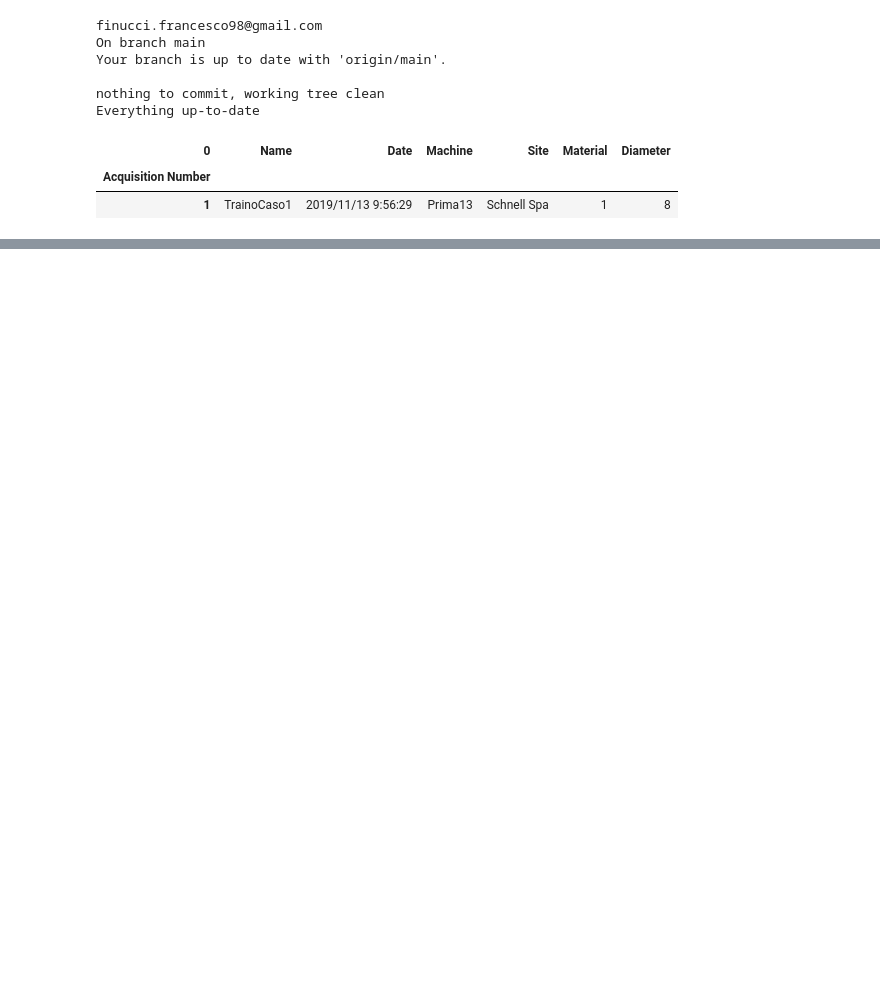
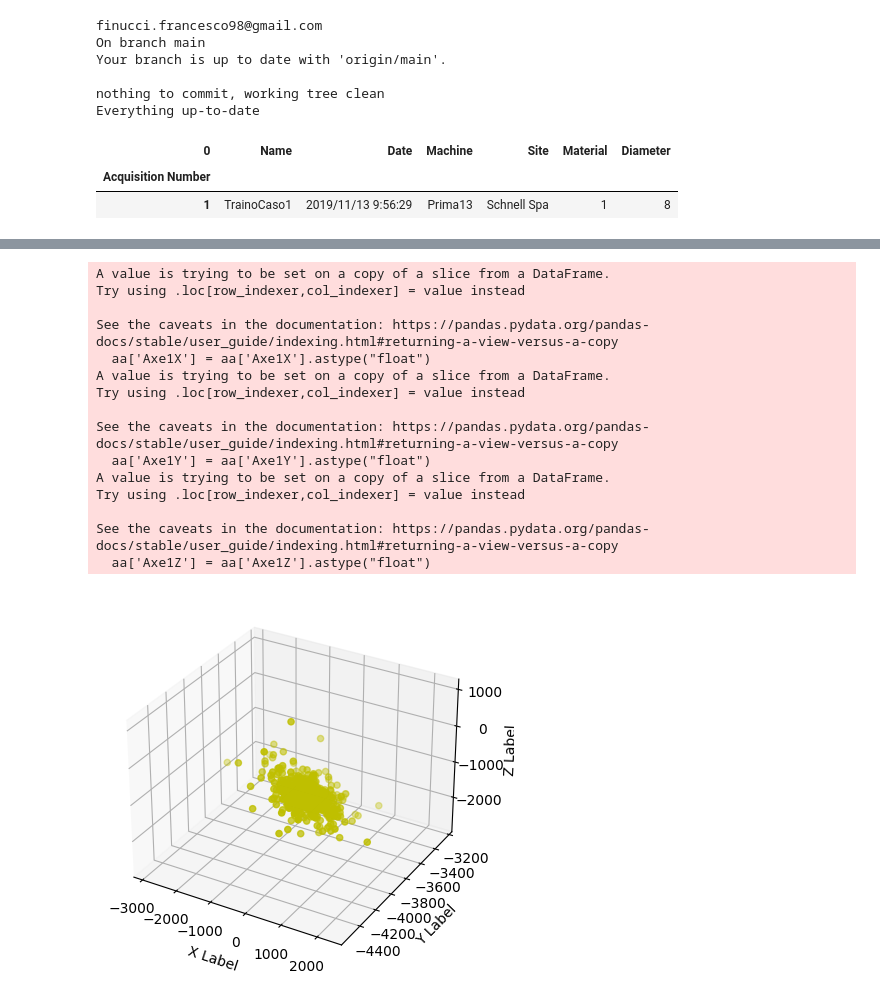
Before and after one commit to BianchiLuca28/project_CSD, a Jupyter notebook: notebook_exploration_cleaning/prova.ipynb, the cells around one changed output, grey strips where cells are left out. Cells and saved outputs as stored; diff of their text form; code cells hidden in the pictures; blank space fills up the shorter version.

```diff
--- a/notebook_exploration_cleaning/prova.ipynb
+++ b/notebook_exploration_cleaning/prova.ipynb
@@ -95,3 +92,69 @@ time_series_df.style
+# %%
+import matplotlib.pyplot as plt
+
+raw_dataframe_2 = pd.read_excel("data/raw_data/DatasetRuoteCaso1/TrainoCaso1_1.xlsx",skiprows=6)
+
+new_header = raw_dataframe_2.iloc[0] #grab the first row for the header
+raw_dataframe_2 = raw_dataframe_2[1:] #take the data less the header row
+raw_dataframe_2.columns = new_header #set the header row as the df header
+
+time_series_df = raw_dataframe_2.set_index('Time')
+time_series_df['Acquisition Number'] = 1
+
+#Printing
+#time_series_df.style
+
+raw_dataframe_3 = pd.read_excel("data/raw_data/DatasetRuoteCaso1/TrainoCaso1_2.xlsx",skiprows=6)
+
+new_header_2 = raw_dataframe_3.iloc[0] #grab the first row for the header
+raw_dataframe_3 = raw_dataframe_3[1:] #take the data less the header row
+raw_dataframe_3.columns = new_header_2 #set the header row as the df header
+
+time_series_df_2 = raw_dataframe_3.set_index('Time')
+time_series_df_2['Acquisition Number'] = 2
+
+#Printing
+#time_series_df_2.style
+
+new_df = pd.concat([time_series_df, time_series_df_2], axis=0)
+aa = new_df.loc[new_df['Acquisition Number'] == 1]
+
+from mpl_toolkits.mplot3d import Axes3D
+from matplotlib import cm
+from matplotlib import cm
+from matplotlib.ticker import LinearLocator, FormatStrFormatter
+from mpl_toolkits.mplot3d import Axes3D
+aa['Axe1X'] = aa['Axe1X'].astype("float")
+aa['Axe1Y'] = aa['Axe1Y'].astype("float")
+aa['Axe1Z'] = aa['Axe1Z'].astype("float")
+# Ready to plot
+fig = plt.figure()
+ax = fig.add_subplot(projection='3d')
+
+ax.scatter(aa.Axe1X, aa.Axe1Y, aa.Axe1Z, c='y', marker='o')
+
+ax.set_xlabel('X Label')
+ax.set_ylabel('Y Label')
+ax.set_zlabel('Z Label')
+
+plt.show()
+# %% [output]
+A value is trying to be set on a copy of a slice from a DataFrame.
+Try using .loc[row_indexer,col_indexer] = value instead
+
+See the caveats in the documentation: https://pandas.pydata.org/pandas-docs/stable/user_guide/indexing.html#returning-a-view-versus-a-copy
+  aa['Axe1X'] = aa['Axe1X'].astype("float")
+A value is trying to be set on a copy of a slice from a DataFrame.
+Try using .loc[row_indexer,col_indexer] = value instead
+
+See the caveats in the documentation: https://pandas.pydata.org/pandas-docs/stable/user_guide/indexing.html#returning-a-view-versus-a-copy
+  aa['Axe1Y'] = aa['Axe1Y'].astype("float")
+A value is trying to be set on a copy of a slice from a DataFrame.
+Try using .loc[row_indexer,col_indexer] = value instead
+
+See the caveats in the documentation: https://pandas.pydata.org/pandas-docs/stable/user_guide/indexing.html#returning-a-view-versus-a-copy
+  aa['Axe1Z'] = aa['Axe1Z'].astype("float")
+[figure, added]
 # %%
 if not os.path.exists("data/processed_data/TrainoCaso1/Acquisizione_1"):
     os.mkdir("data/processed_data/TrainoCaso1/Acquisizione_1")
```
Also changed, not shown: parts of 2 cells of this notebook.
